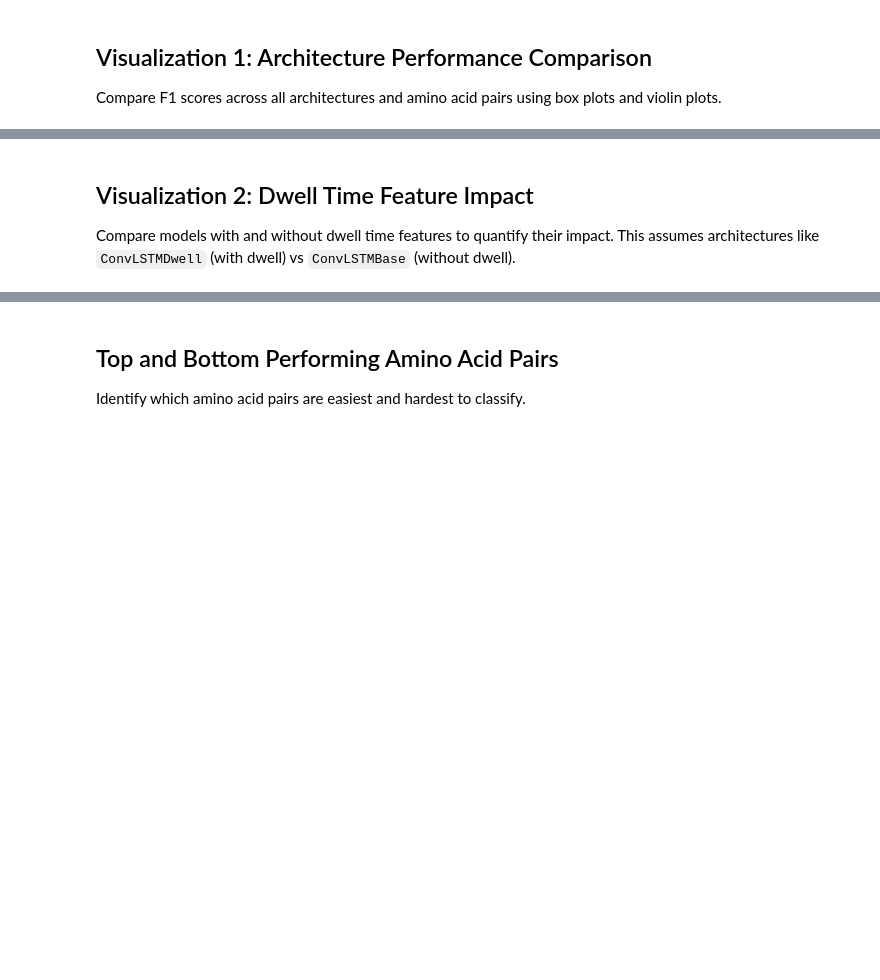
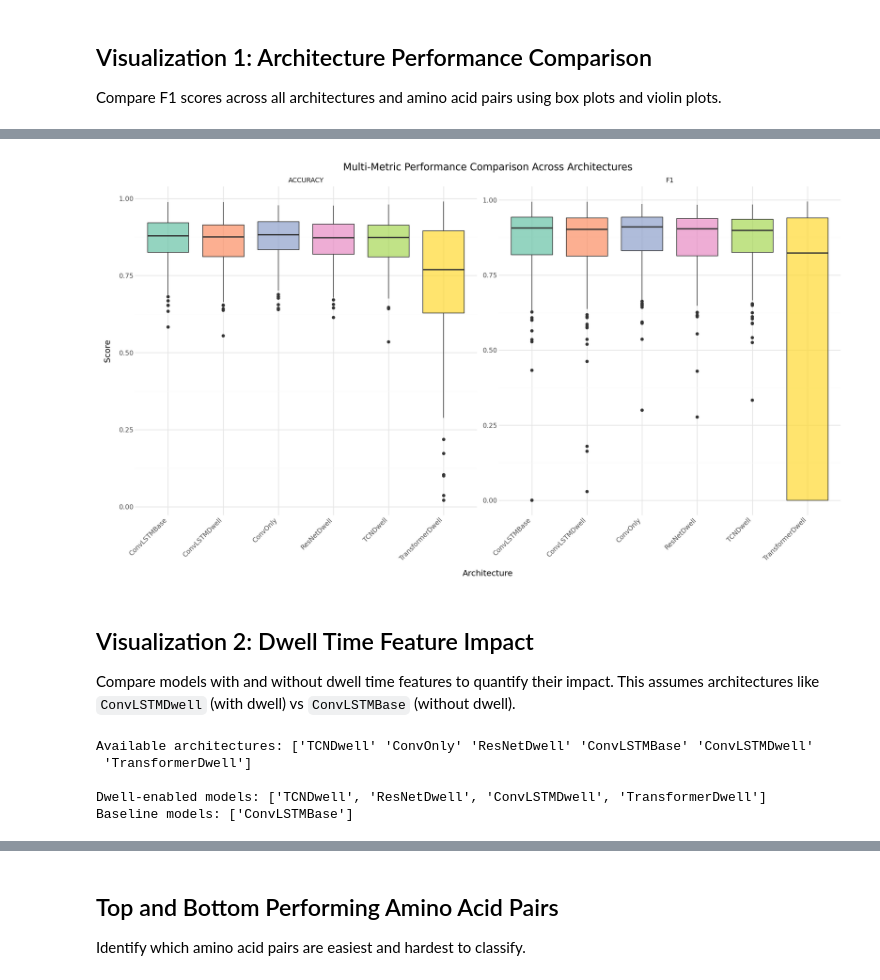
Before and after one commit to rnabioco/leech, a Jupyter notebook: notebooks/model_training_comparison.ipynb, the cells around one changed output, grey strips where cells are left out. Saved outputs shown, nothing was run; the diff lists cells and outputs as text; code cells hidden in the pictures; blank space fills up the shorter version.

Commit message:
Fixups to metrics comparison notebook

```diff
--- a/notebooks/model_training_comparison.ipynb
+++ b/notebooks/model_training_comparison.ipynb
@@ -18,7 +18,7 @@ p9.theme_set(p9.theme_minimal() + p9.theme(figure_size=(12, 6)))
 ## Load Data
 # %%
 # Load the pairwise architecture comparison data
-data_path = "/scratch/alpine/jhesselberth@xsede.org/leech/synthetic-trna/results/metrics/comparison/aggregate/pairwise_architecture_comparison.tsv"
+data_path = "/scratch/alpine/jhesselberth@xsede.org/leech/synthetic-trna/metrics/comparison/aggregate/pairwise_architecture_comparison.tsv"
 
 df = pl.read_csv(data_path, separator="\t")
 
@@ -135,31 +221,47 @@ print(p2)
 # %%
 # Multi-metric comparison
-metrics_long = df_pd.melt(
-    id_vars=["pair", "architecture"],
-    value_vars=["accuracy_mean", "f1_mean", "auroc_mean", "auprc_mean"],
-    var_name="metric",
-    value_name="score",
-)
+# Build list of available metric columns
+value_vars = []
+if "accuracy_mean" in df_pd.columns:
+    value_vars.append("accuracy_mean")
+if "f1_mean" in df_pd.columns:
+    value_vars.append("f1_mean")
+if "auroc_mean" in df_pd.columns:
+    value_vars.append("auroc_mean")
+if "auprc_mean" in df_pd.columns:
+    value_vars.append("auprc_mean")
 
-# Clean up metric names
-metrics_long["metric"] = metrics_long["metric"].str.replace("_mean", "").str.upper()
+if value_vars:
+    metrics_long = df_pd.melt(
+        id_vars=["pair", "architecture"],
+        value_vars=value_vars,
+        var_name="metric",
+        value_name="score",
+    )
 
-p3 = (
-    p9.ggplot(metrics_long, p9.aes(x="architecture", y="score", fill="architecture"))
-    + p9.geom_boxplot(alpha=0.7)
-    + p9.facet_wrap("~metric", scales="free_y")
-    + p9.labs(
-        title="Multi-Metric Performance Comparison Across Architectures",
-        x="Architecture",
-        y="Score",
+    # Clean up metric names
+    metrics_long["metric"] = metrics_long["metric"].str.replace("_mean", "").str.upper()
+
+    p3 = (
+        p9.ggplot(metrics_long, p9.aes(x="architecture", y="score", fill="architecture"))
+        + p9.geom_boxplot(alpha=0.7)
+        + p9.facet_wrap("~metric", scales="free_y")
+        + p9.labs(
+            title="Multi-Metric Performance Comparison Across Architectures",
+            x="Architecture",
+            y="Score",
+        )
+        + p9.theme(
+            axis_text_x=p9.element_text(rotation=45, hjust=1), legend_position="none", figure_size=(14, 8)
+        )
+        + p9.scale_fill_brewer(type="qual", palette="Set2")
     )
-    + p9.theme(
-        axis_text_x=p9.element_text(rotation=45, hjust=1), legend_position="none", figure_size=(14, 8)
-    )
-    + p9.scale_fill_brewer(type="qual", palette="Set2")
-)
 
-print(p3)
+    p3.show()
+else:
+    print("No metrics available for multi-metric comparison plot")
+# %% [output]
+[figure, added]
 # %% [markdown]
 ## Visualization 2: Dwell Time Feature Impact
 
@@ -176,6 +278,12 @@ base_models = [arch for arch in architectures if "base" in arch.lower()]
 
 print(f"\nDwell-enabled models: {dwell_models}")
 print(f"Baseline models: {base_models}")
+# %% [output]
+Available architectures: ['TCNDwell' 'ConvOnly' 'ResNetDwell' 'ConvLSTMBase' 'ConvLSTMDwell'
+ 'TransformerDwell']
+
+Dwell-enabled models: ['TCNDwell', 'ResNetDwell', 'ConvLSTMDwell', 'TransformerDwell']
+Baseline models: ['ConvLSTMBase']
 # %%
 # If we have both dwell and base models, create direct comparison
 if dwell_models and base_models:
```
Also changed, not shown: parts of 24 cells of this notebook, 3 other files.
